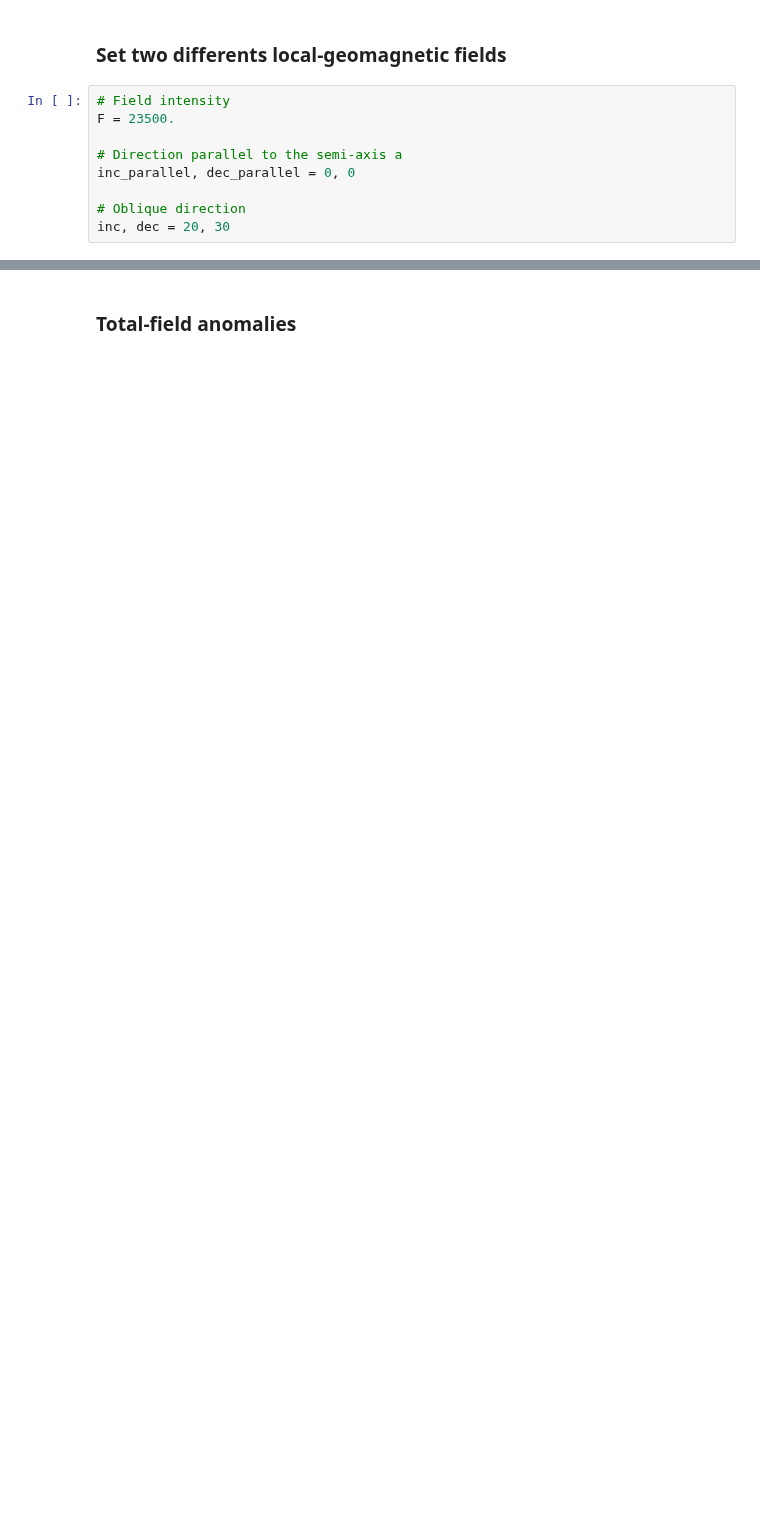
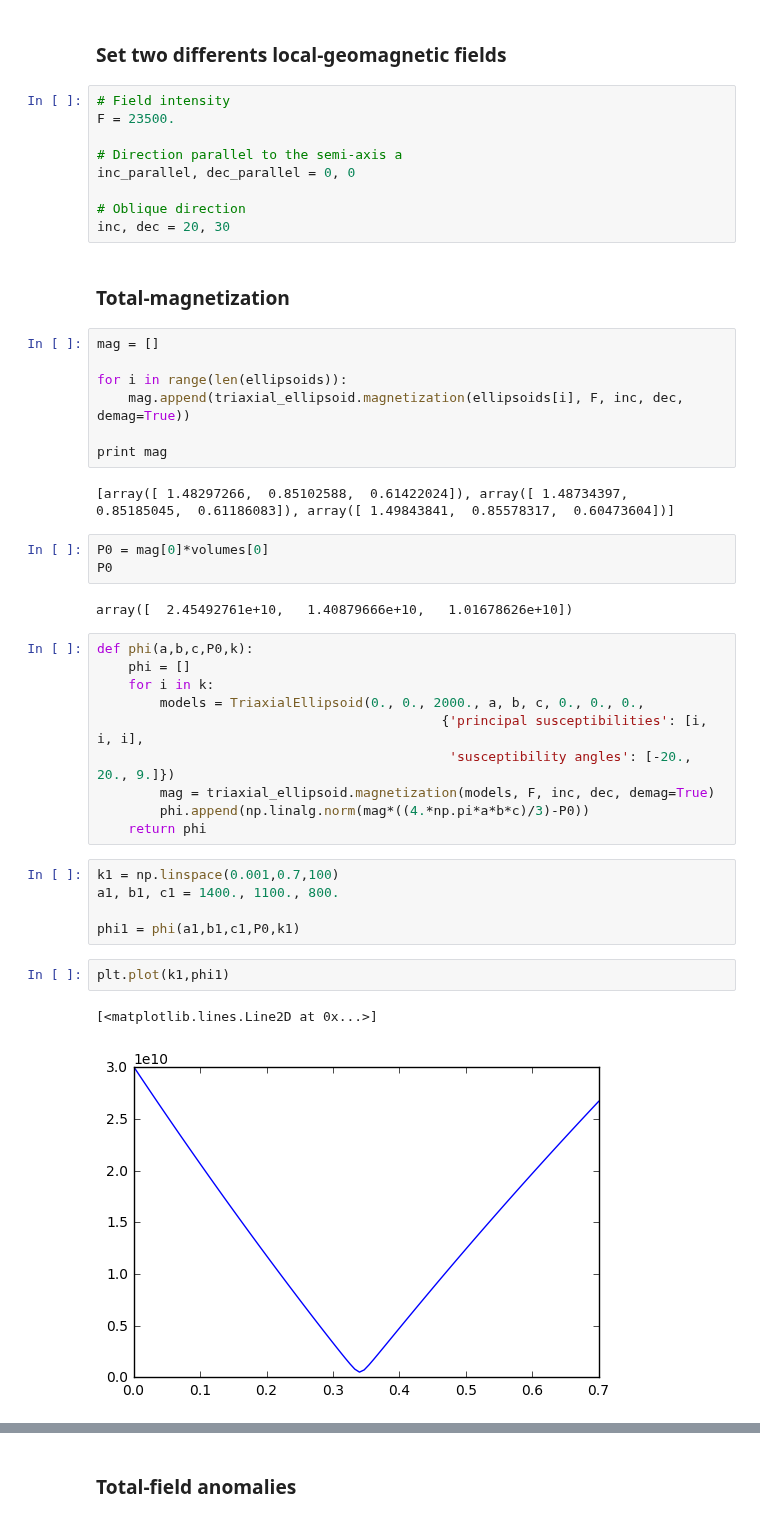
Before and after one commit to pinga-lab/magnetic-ellipsoid, a Jupyter notebook: code/confocal_triaxial_ellipsoids.ipynb, the cells around one changed output, grey strips where cells are left out. Cells and saved outputs as stored; diff of their text form; blank space fills up the shorter version.

```diff
--- a/code/confocal_triaxial_ellipsoids.ipynb
+++ b/code/confocal_triaxial_ellipsoids.ipynb
@@ -52,3 +62,39 @@ inc_parallel, dec_parallel = 0, 0
 
 # Oblique direction
 inc, dec = 20, 30
+# %% [markdown]
+### Total-magnetization
+# %%
+mag = []
+
+for i in range(len(ellipsoids)):
+    mag.append(triaxial_ellipsoid.magnetization(ellipsoids[i], F, inc, dec, demag=True))
+
+print mag
+# %% [output]
+[array([ 1.48297266,  0.85102588,  0.61422024]), array([ 1.48734397,  0.85185045,  0.61186083]), array([ 1.49843841,  0.85578317,  0.60473604])]
+# %%
+P0 = mag[0]*volumes[0]
+P0
+# %% [output]
+array([  2.45492761e+10,   1.40879666e+10,   1.01678626e+10])
+# %%
+def phi(a,b,c,P0,k):
+    phi = []
+    for i in k:
+        models = TriaxialEllipsoid(0., 0., 2000., a, b, c, 0., 0., 0.,
+                                            {'principal susceptibilities': [i, i, i],
+                                             'susceptibility angles': [-20., 20., 9.]})
+        mag = triaxial_ellipsoid.magnetization(models, F, inc, dec, demag=True)
+        phi.append(np.linalg.norm(mag*((4.*np.pi*a*b*c)/3)-P0))
+    return phi
+# %%
+k1 = np.linspace(0.001,0.7,100)
+a1, b1, c1 = 1400., 1100., 800.
+
+phi1 = phi(a1,b1,c1,P0,k1)
+# %%
+plt.plot(k1,phi1)
+# %% [output]
+[<matplotlib.lines.Line2D at 0x...>]
+[figure, added]
```
Also changed, not shown: parts of 11 cells of this notebook.
